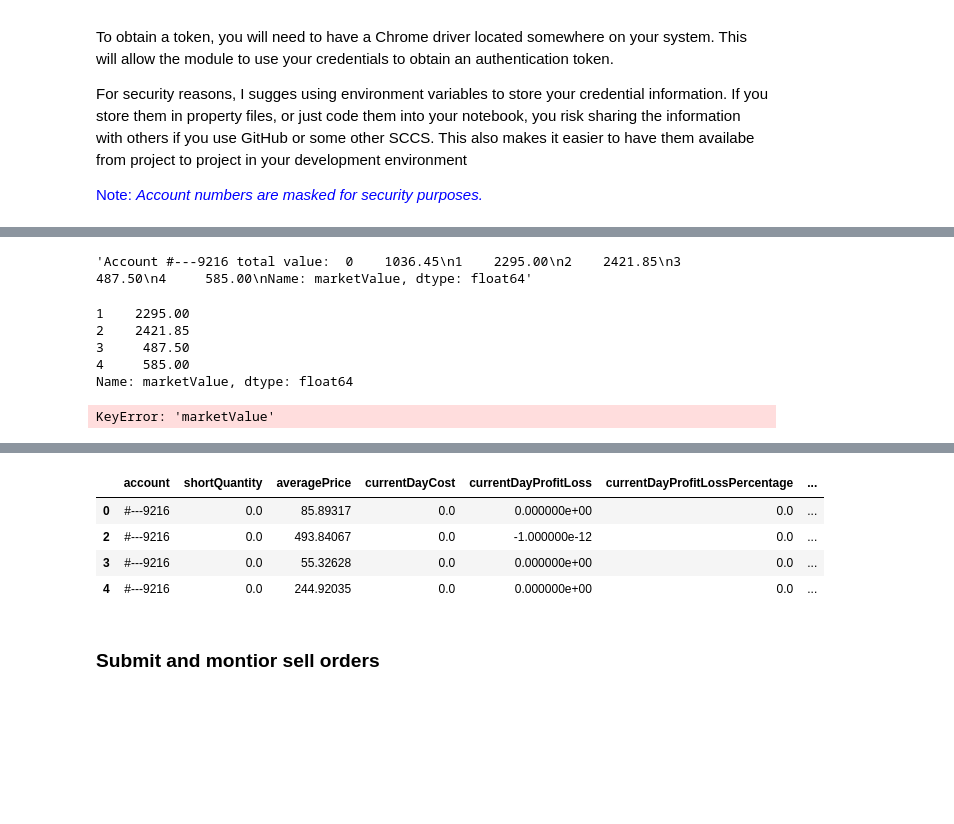
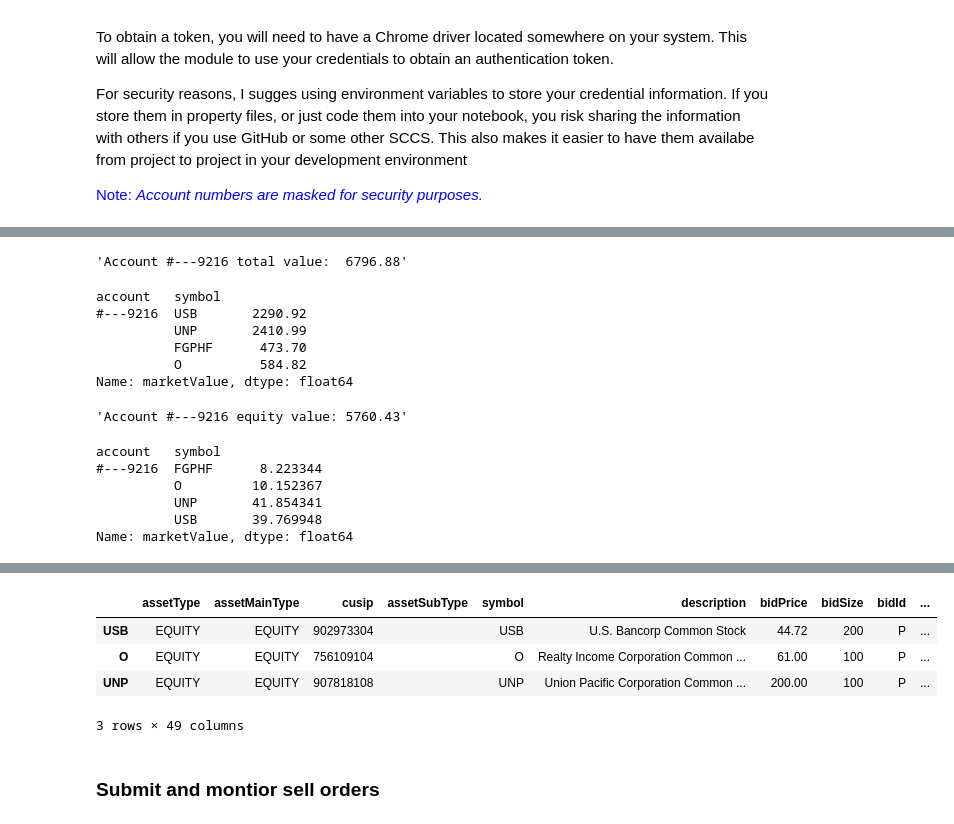
Before and after one commit to nmaiorana/svi-trading-tools, a Jupyter notebook: portfolio_ind_adjust_holdings.ipynb, the cells around one changed output, grey strips where cells are left out. Cells and saved outputs as stored; diff of their text form; code cells hidden in the pictures; blank space fills up the shorter version.

```diff
--- a/portfolio_ind_adjust_holdings.ipynb
+++ b/portfolio_ind_adjust_holdings.ipynb
@@ -212,32 +190,38 @@ current_holdings.append(non_portfolio_values).sort_index()
 # %%
-total_portfolio_value = td_ameritrade.get_market_values(masked_account_number).round(2)
+total_portfolio_value = td_ameritrade.get_account_value(masked_account_number).round(2)
 display(f'Account {masked_account_number} total value:  {total_portfolio_value}')
 
-equity_investments_df = utils.get_investments_by_type(account_portfolio_df, investment_type='EQUITY')
-port_equi_values = utils.get_market_values(equity_investments_df)
+equity_investments_df = td_ameritrade.get_account_portfolio_data(masked_account_number, 'EQUITY')
+port_equi_values = td_ameritrade.get_market_values(masked_account_number, 'EQUITY')
 display(port_equi_values)
-total_equity_value = utils.get_account_value(port_equi_values).round(2)
+total_equity_value = td_ameritrade.get_account_value(masked_account_number, 'EQUITY').round(2)
 display(f'Account {masked_account_number} equity value: {total_equity_value}')
 
-symbols = utils.get_investment_symbols(port_equi_values)
-port_weights_equity = utils.get_portfolio_weights(port_equi_values)
+port_weights_equity = td_ameritrade.get_portfolio_weights(masked_account_number, 'EQUITY')
 display(port_weights_equity*100)
 # %% [output]
-'Account #---9216 total value:  0    1036.45\n1    2295.00\n2    2421.85\n3     487.50\n4     585.00\nName: marketValue, dtype: float64'
+'Account #---9216 total value:  6796.88'
-1    2295.00
-2    2421.85
-3     487.50
-4     585.00
+account   symbol
+#---9216  USB       2290.92
+          UNP       2410.99
+          FGPHF      473.70
+          O          584.82
 Name: marketValue, dtype: float64
-KeyError: 'marketValue'
+'Account #---9216 equity value: 5760.43'
+account   symbol
+#---9216  FGPHF      8.223344
+          O         10.152367
+          UNP       41.854341
+          USB       39.769948
+Name: marketValue, dtype: float64
 # %%
 long_term_stocks = default_config['long_term_stocks'].split()
+equity_stocks = td_ameritrade.get_investment_symbols(masked_account_number, 'EQUITY')
 
 # Filter out non Equity investments
-current_stocks = amc.AmeritradeRest('maiotradeuser', 'maiotradepw', 'maiotradeclientid').get_quotes(
-    utils.get_investment_symbols(equity_investments_df)).query('assetType == "EQUITY"').index.tolist()
-stocks_to_sell = equity_investments_df[equity_investments_df['symbol'].isin(current_stocks)]
-stocks_to_sell = stocks_to_sell[~stocks_to_sell['symbol'].isin(long_term_stocks)]
-logger.info('Stocks to sell:')
-display(stocks_to_sell)
+current_stocks = amc.AmeritradeRest('maiotradeuser', 'maiotradepw', 'maiotradeclientid').get_quotes(equity_stocks).index.tolist()
+stocks_to_sell = set(equity_stocks) - set(long_term_stocks)
+logger.info(f'Stocks to sell: {stocks_to_sell}')
+quotes_for_sell = current_stocks = td_ameritrade.get_quotes(stocks_to_sell)
+display(quotes_for_sell)
 # %% [output]
@@ -244,8 +229,8 @@ display(stocks_to_sell)
-|  | account | shortQuantity | averagePrice | currentDayCost | currentDayProfitLoss | currentDayProfitLossPercentage | ... |
-| 0 | #---9216 | 0.0 | 85.89317 | 0.0 | 0.000000e+00 | 0.0 | ... |
-| 2 | #---9216 | 0.0 | 493.84067 | 0.0 | -1.000000e-12 | 0.0 | ... |
-| 3 | #---9216 | 0.0 | 55.32628 | 0.0 | 0.000000e+00 | 0.0 | ... |
-| 4 | #---9216 | 0.0 | 244.92035 | 0.0 | 0.000000e+00 | 0.0 | ... |
+|  | assetType | assetMainType | cusip | assetSubType | symbol | description | bidPrice | bidSize | bidId | ... |
+| USB | EQUITY | EQUITY | 902973304 |  | USB | U.S. Bancorp Common Stock | 44.72 | 200 | P | ... |
+| O | EQUITY | EQUITY | 756109104 |  | O | Realty Income Corporation Common ... | 61.00 | 100 | P | ... |
+| UNP | EQUITY | EQUITY | 907818108 |  | UNP | Union Pacific Corporation Common ... | 200.00 | 100 | P | ... |
+3 rows × 49 columns
 # %% [markdown]
 ### Submit and montior sell orders
 # %%
```
Also changed, not shown: parts of 6 cells of this notebook, 1 other file.
